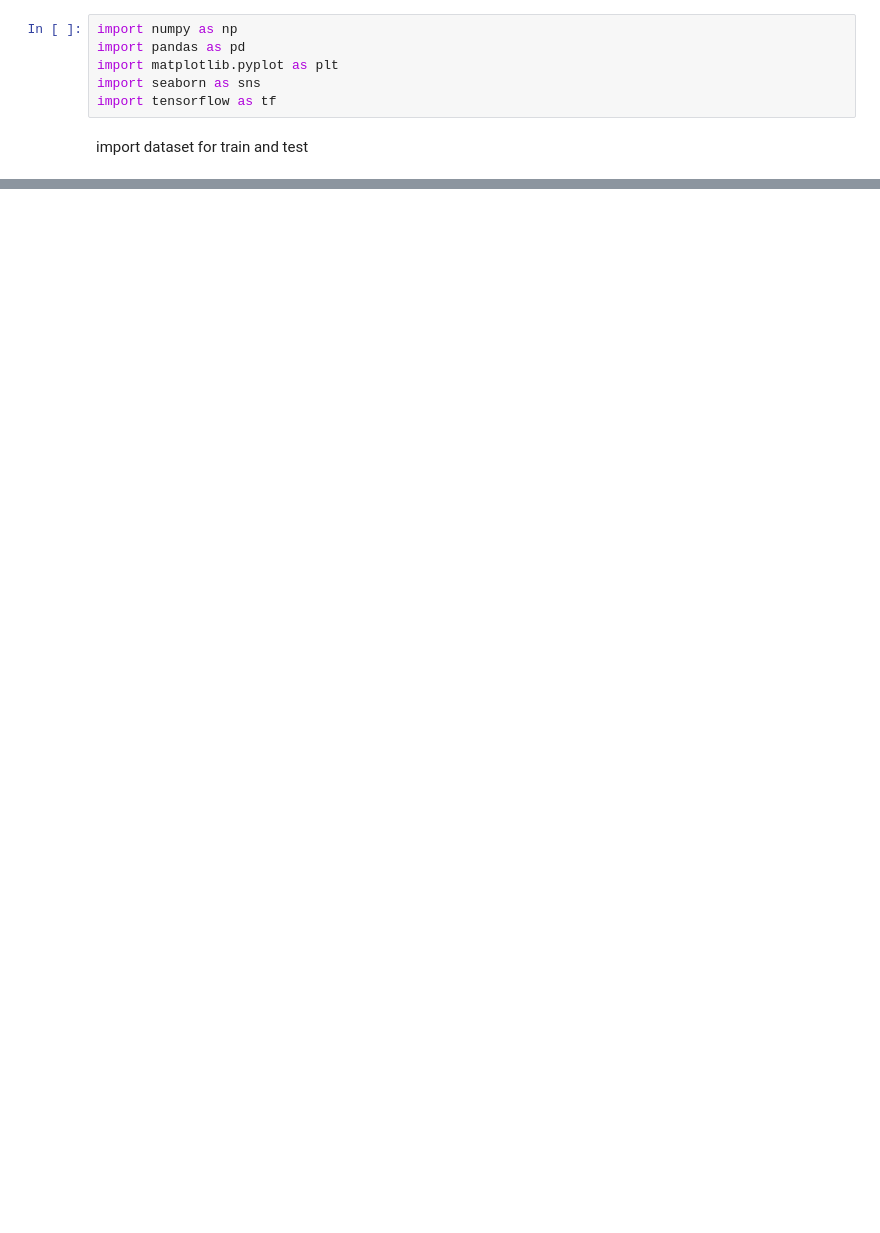
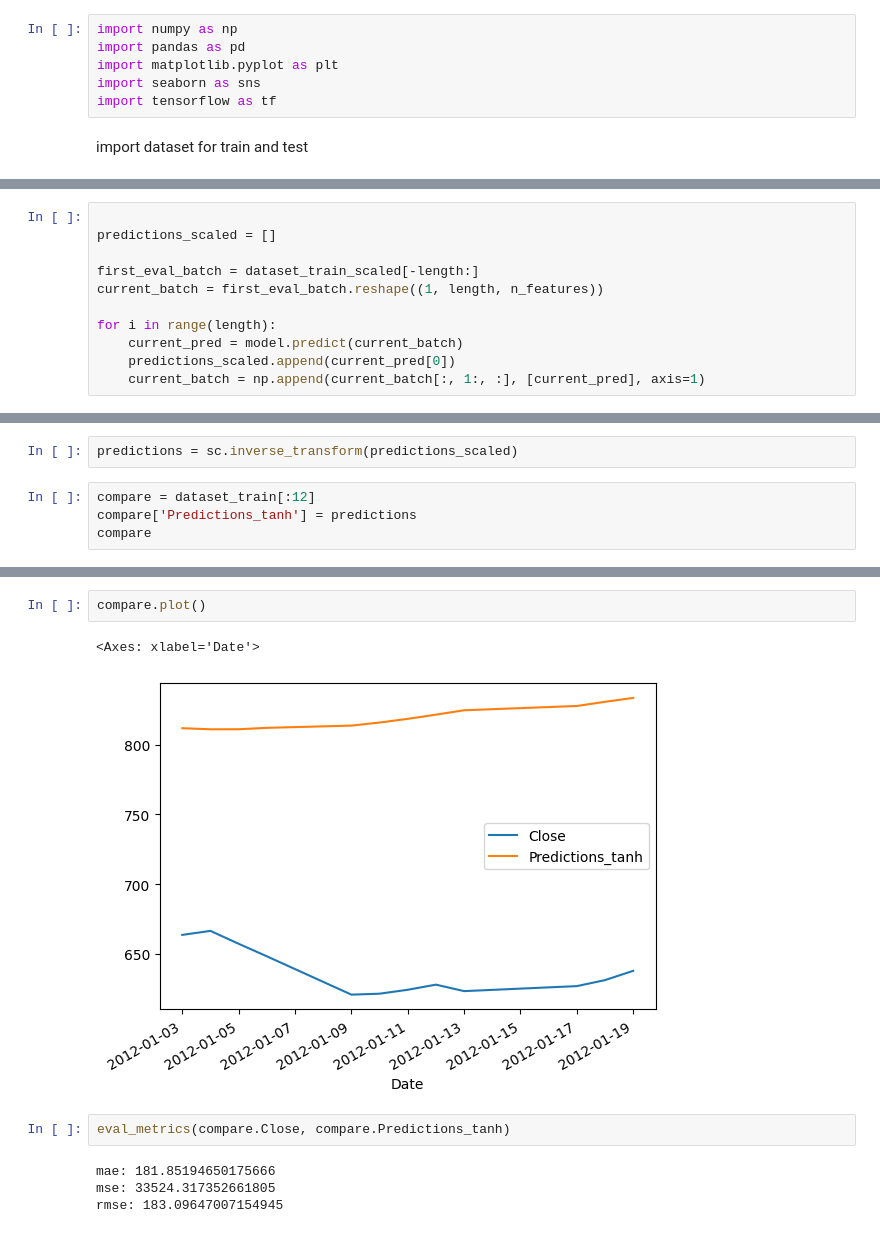
Before and after one commit to princejohnson37/Google-Stock-Price-Prediction-using-RNN, a Jupyter notebook: google_stock_lstm.ipynb, the cells around one changed output, grey strips where cells are left out. Cells and saved outputs as stored; diff of their text form; blank space fills up the shorter version.

```diff
--- a/google_stock_lstm.ipynb
+++ b/google_stock_lstm.ipynb
@@ -193,0 +278,11 @@ Root Mean Squared Error (RMSE): 22.794145201533453
+# %%
+
+predictions_scaled = []
+
+first_eval_batch = dataset_train_scaled[-length:]
+current_batch = first_eval_batch.reshape((1, length, n_features))
+
+for i in range(length):
+    current_pred = model.predict(current_batch)
+    predictions_scaled.append(current_pred[0])
+    current_batch = np.append(current_batch[:, 1:, :], [current_pred], axis=1)
@@ -193,0 +342,6 @@ Root Mean Squared Error (RMSE): 22.794145201533453
+# %%
+predictions = sc.inverse_transform(predictions_scaled)
+# %%
+compare = dataset_train[:12]
+compare['Predictions_tanh'] = predictions
+compare
@@ -193,0 +368,11 @@ Root Mean Squared Error (RMSE): 22.794145201533453
+# %%
+compare.plot()
+# %% [output]
+<Axes: xlabel='Date'>
+[figure, added]
+# %%
+eval_metrics(compare.Close, compare.Predictions_tanh)
+# %% [output]
+mae: 181.85194650175666
+mse: 33524.317352661805
+rmse: 183.09647007154945
```
Also changed, not shown: parts of 65 cells of this notebook.
